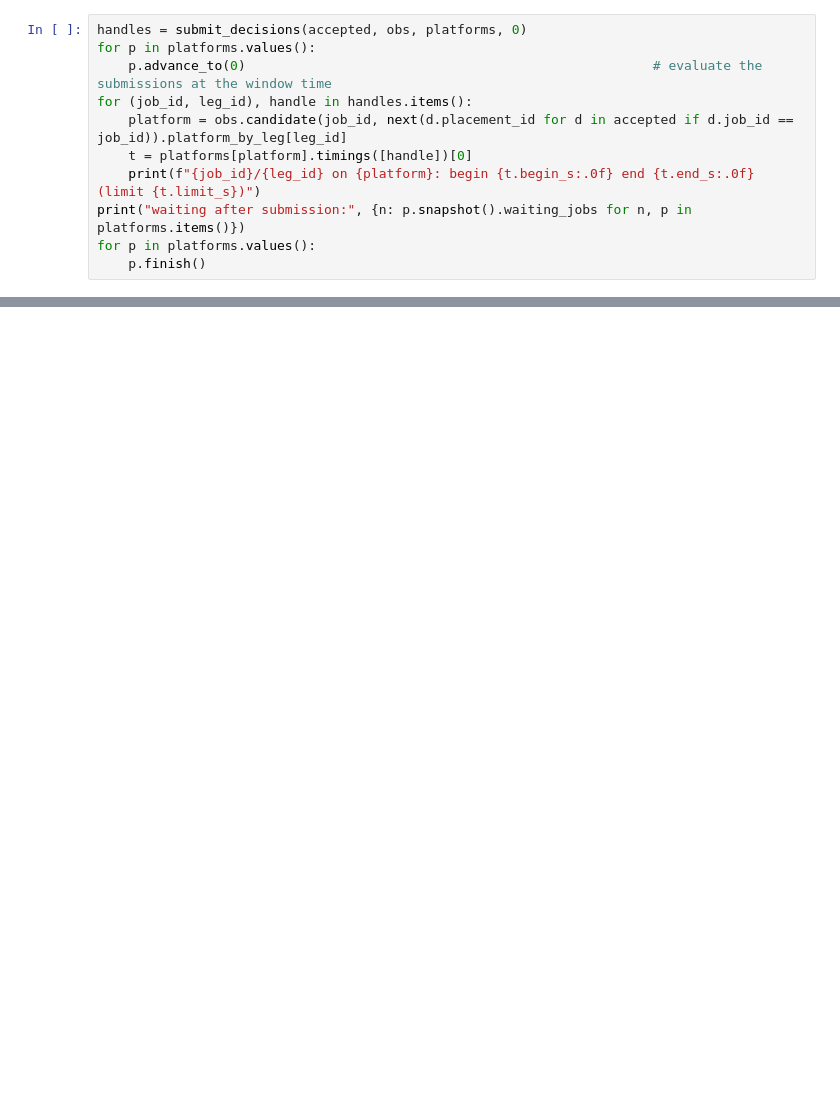
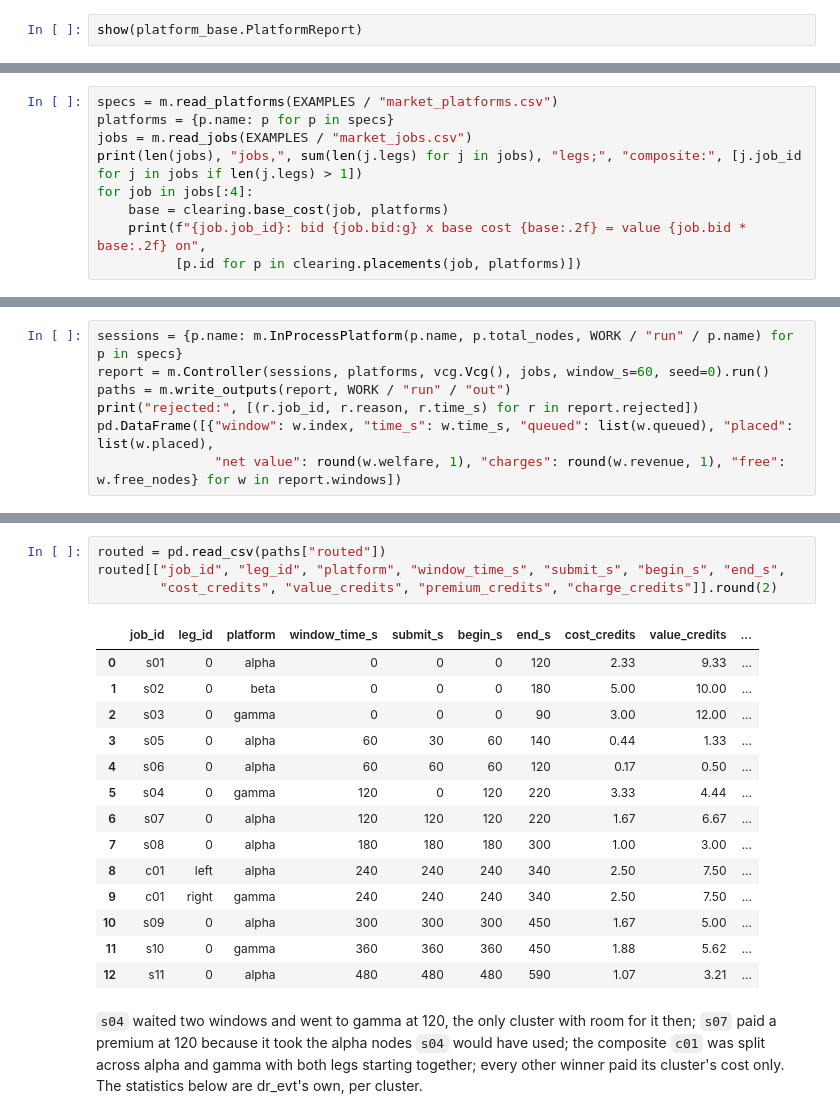
Before and after one commit to jmalegaonkar/dr_evt, a Jupyter notebook: learn/07_market_end_to_end.ipynb, the cells around one changed output, grey strips where cells are left out. Saved outputs shown, nothing was run; the diff lists cells and outputs as text; blank space fills up the shorter version.

```diff
--- a/learn/07_market_end_to_end.ipynb
+++ b/learn/07_market_end_to_end.ipynb
@@ -132,12 +206,3 @@ welfare of the window: 259.67 | rejected by validation: []
 # %%
-handles = submit_decisions(accepted, obs, platforms, 0)
-for p in platforms.values():
-    p.advance_to(0)                                                    # evaluate the submissions at the window time
-for (job_id, leg_id), handle in handles.items():
-    platform = obs.candidate(job_id, next(d.placement_id for d in accepted if d.job_id == job_id)).platform_by_leg[leg_id]
-    t = platforms[platform].timings([handle])[0]
-    print(f"{job_id}/{leg_id} on {platform}: begin {t.begin_s:.0f} end {t.end_s:.0f} (limit {t.limit_s})")
-print("waiting after submission:", {n: p.snapshot().waiting_jobs for n, p in platforms.items()})
-for p in platforms.values():
-    p.finish()
+show(platform_base.PlatformReport)
 # %% [output]
@@ -263,0 +1735,9 @@ every job runs exactly its limit, on every platform.
+# %%
+specs = m.read_platforms(EXAMPLES / "market_platforms.csv")
+platforms = {p.name: p for p in specs}
+jobs = m.read_jobs(EXAMPLES / "market_jobs.csv")
+print(len(jobs), "jobs,", sum(len(j.legs) for j in jobs), "legs;", "composite:", [j.job_id for j in jobs if len(j.legs) > 1])
+for job in jobs[:4]:
+    base = clearing.base_cost(job, platforms)
+    print(f"{job.job_id}: bid {job.bid:g} x base cost {base:.2f} = value {job.bid * base:.2f} on",
+          [p.id for p in clearing.placements(job, platforms)])
@@ -263,0 +1828,7 @@ every job runs exactly its limit, on every platform.
+# %%
+sessions = {p.name: m.InProcessPlatform(p.name, p.total_nodes, WORK / "run" / p.name) for p in specs}
+report = m.Controller(sessions, platforms, vcg.Vcg(), jobs, window_s=60, seed=0).run()
+paths = m.write_outputs(report, WORK / "run" / "out")
+print("rejected:", [(r.job_id, r.reason, r.time_s) for r in report.rejected])
+pd.DataFrame([{"window": w.index, "time_s": w.time_s, "queued": list(w.queued), "placed": list(w.placed),
+               "net value": round(w.welfare, 1), "charges": round(w.revenue, 1), "free": w.free_nodes} for w in report.windows])
@@ -263,0 +1847,25 @@ every job runs exactly its limit, on every platform.
+# %%
+routed = pd.read_csv(paths["routed"])
+routed[["job_id", "leg_id", "platform", "window_time_s", "submit_s", "begin_s", "end_s",
+        "cost_credits", "value_credits", "premium_credits", "charge_credits"]].round(2)
+# %% [output]
+|  | job_id | leg_id | platform | window_time_s | submit_s | begin_s | end_s | cost_credits | value_credits | ... |
+| 0 | s01 | 0 | alpha | 0 | 0 | 0 | 120 | 2.33 | 9.33 | ... |
+| 1 | s02 | 0 | beta | 0 | 0 | 0 | 180 | 5.00 | 10.00 | ... |
+| 2 | s03 | 0 | gamma | 0 | 0 | 0 | 90 | 3.00 | 12.00 | ... |
+| 3 | s05 | 0 | alpha | 60 | 30 | 60 | 140 | 0.44 | 1.33 | ... |
+| 4 | s06 | 0 | alpha | 60 | 60 | 60 | 120 | 0.17 | 0.50 | ... |
+| 5 | s04 | 0 | gamma | 120 | 0 | 120 | 220 | 3.33 | 4.44 | ... |
+| 6 | s07 | 0 | alpha | 120 | 120 | 120 | 220 | 1.67 | 6.67 | ... |
+| 7 | s08 | 0 | alpha | 180 | 180 | 180 | 300 | 1.00 | 3.00 | ... |
+| 8 | c01 | left | alpha | 240 | 240 | 240 | 340 | 2.50 | 7.50 | ... |
+| 9 | c01 | right | gamma | 240 | 240 | 240 | 340 | 2.50 | 7.50 | ... |
+| 10 | s09 | 0 | alpha | 300 | 300 | 300 | 450 | 1.67 | 5.00 | ... |
+| 11 | s10 | 0 | gamma | 360 | 360 | 360 | 450 | 1.88 | 5.62 | ... |
+| 12 | s11 | 0 | alpha | 480 | 480 | 480 | 590 | 1.07 | 3.21 | ... |
+# %% [markdown]
+`s04` waited two windows and went to gamma at 120, the only cluster with room for it
+then; `s07` paid a premium at 120 because it took the alpha nodes `s04` would have used;
+the composite `c01` was split across alpha and gamma with both legs starting together;
+every other winner paid its cluster's cost only. The statistics below are dr_evt's own,
+per cluster.
```
Also changed, not shown: parts of 62 cells of this notebook, 35 other files.
